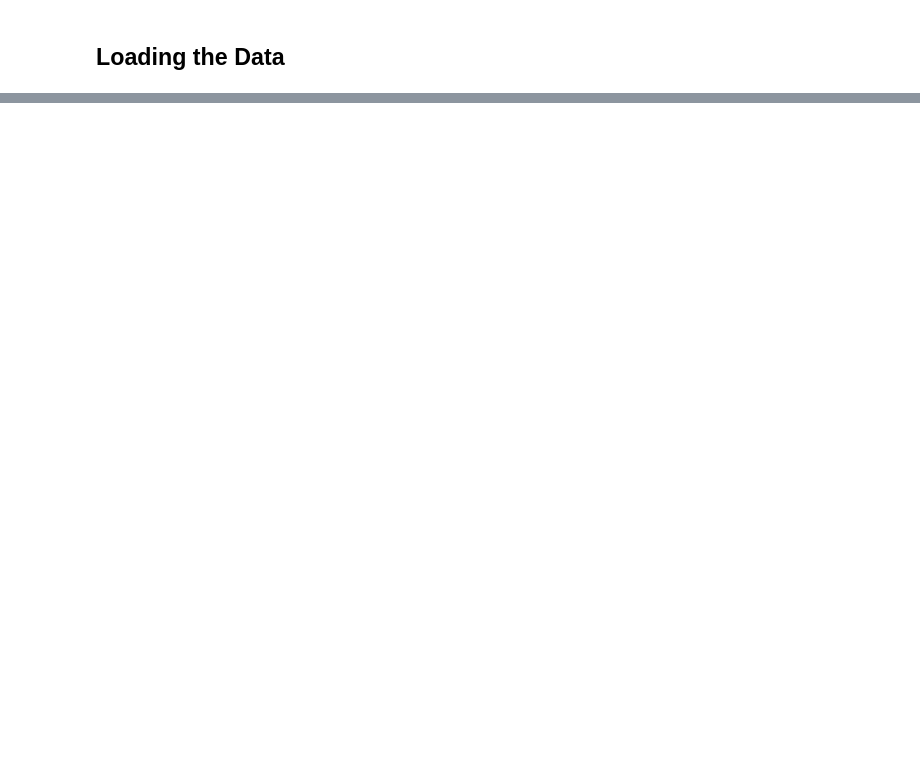
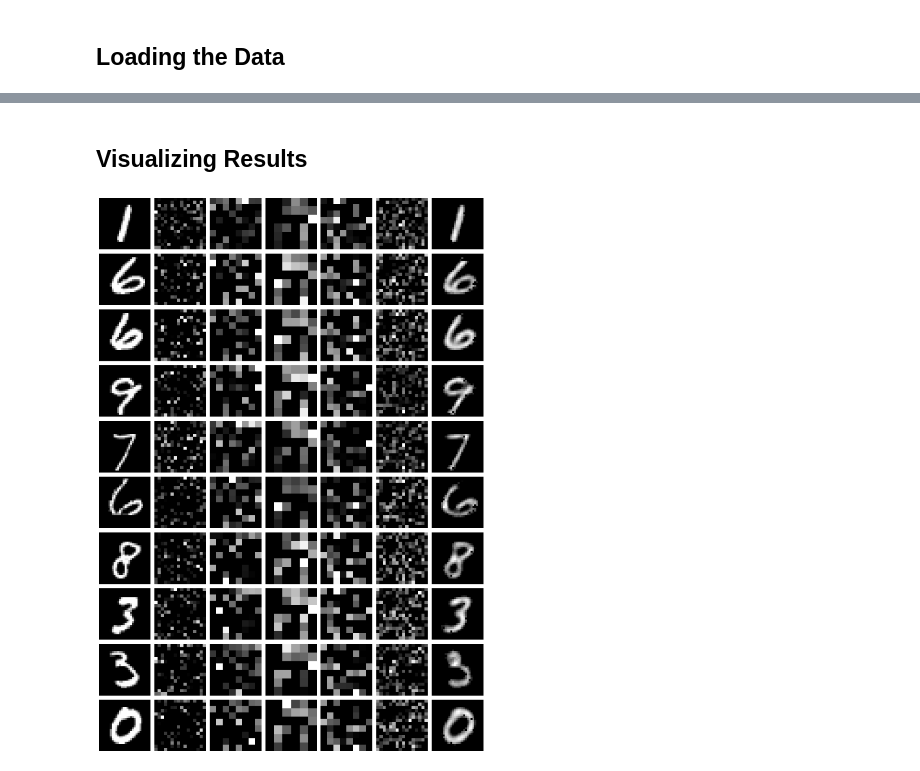
Before and after one commit to danielpederzini/autoencoders-from-scratch, a Jupyter notebook: notebooks/main.ipynb, the cells around one changed output, grey strips where cells are left out. Cells and saved outputs as stored; diff of their text form; code cells hidden in the pictures; blank space fills up the shorter version.

```diff
--- a/notebooks/main.ipynb
+++ b/notebooks/main.ipynb
@@ -31,0 +82,2 @@ x_train.shape, y_train.shape, x_test.shape, y_test.shape
+# %%
+hidden1_layer, hidden2_layer, latent_layer, hidden3_layer, hidden4_layer, output_layer = initialize_layers(layer_sizes[0], layer_sizes[1], layer_sizes[2], layer_sizes[3], layer_sizes[4], layer_sizes[5], layer_sizes[6])
@@ -31,0 +219,47 @@ x_train.shape, y_train.shape, x_test.shape, y_test.shape
+# %% [markdown]
+## Visualizing Results
+# %%
+def plot_outputs(batch_inputs, hidden1_output, hidden2_output, latent_output, hidden3_output, hidden4_output, output, num_images):
+    stages = [
+        ("Input", batch_inputs),
+        ("Hidden1", hidden1_output),
+        ("Hidden2", hidden2_output),
+        ("Latent", latent_output),
+        ("Hidden3", hidden3_output),
+        ("Hidden4", hidden4_output),
+        ("Output", output),
+    ]
+
+    num_stages = len(stages)
+
+    fig, axes = plt.subplots(num_images, num_stages, figsize=(num_stages*2, num_images*2))
+
+    for row in range(num_images):
+        for col, (name, data) in enumerate(stages):
+            ax = axes[row, col]
+
+            img = data[row]
+
+            if img.size == 784:
+                img = img.reshape(28, 28)
+            else:
+                side = int(np.sqrt(img.size))
+                if side * side == img.size:
+                    img = img.reshape(side, side)
+                else:
+                    img = img.reshape(1, -1)
+
+            ax.imshow(img, cmap="gray")
+            ax.axis("off")
+            ax.set_xlabel(name)
+
+    plt.tight_layout()
+    plt.show()
+# %%
+num_samples = 10
+batch_inputs = x_test[np.random.randint(0, x_test.shape[0], size=num_samples)]
+hidden1_output, hidden2_output, latent_output, hidden3_output, hidden4_output, output = forward(batch_inputs)
+
+plot_outputs(batch_inputs, hidden1_output, hidden2_output, latent_output, hidden3_output, hidden4_output, output, num_samples)
+# %% [output]
+[figure, added]
```
Also changed, not shown: parts of 14 cells of this notebook.
